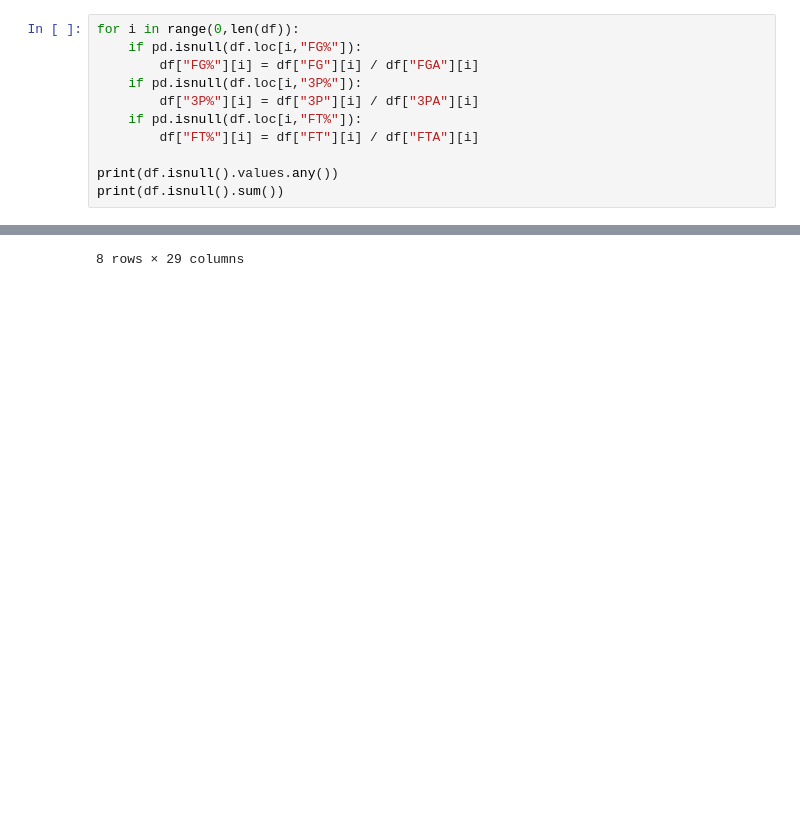
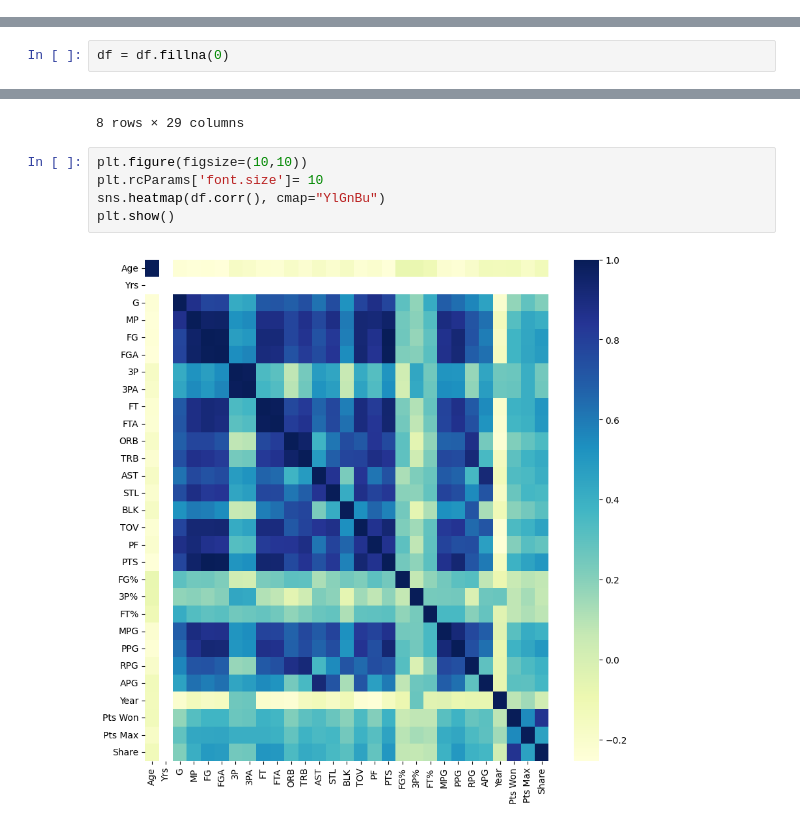
Before and after one commit to kelanwu17/predicting-roty, a Jupyter notebook: main.ipynb, the cells around one changed output, grey strips where cells are left out. Saved outputs shown, nothing was run; the diff lists cells and outputs as text; blank space fills up the shorter version.

```diff
--- a/main.ipynb
+++ b/main.ipynb
@@ -53,14 +56,3 @@ Pts Won      0
 Pts Max      0
 Share        0
 dtype: int64
-# %%
-for i in range(0,len(df)):
-    if pd.isnull(df.loc[i,"FG%"]):
-        df["FG%"][i] = df["FG"][i] / df["FGA"][i]
-    if pd.isnull(df.loc[i,"3P%"]):
-        df["3P%"][i] = df["3P"][i] / df["3PA"][i]
-    if pd.isnull(df.loc[i,"FT%"]):
-        df["FT%"][i] = df["FT"][i] / df["FTA"][i]
-
-print(df.isnull().values.any())
-print(df.isnull().sum())
@@ -84,0 +59,2 @@ dtype: int64
+# %%
+df = df.fillna(0)
@@ -95,3 +92,10 @@ df.describe()
 | 75% | 23.000000 | 1.0 | 65.000000 | 1149.250000 | 155.000000 | 353.000000 | 12.000000 | 40.000000 | 68.250000 | 97.250000 | ... | ... |
 | max | 35.000000 | 1.0 | 82.000000 | 3249.000000 | 837.000000 | 1625.000000 | 187.000000 | 550.000000 | 630.000000 | 837.000000 | ... | ... |
 8 rows × 29 columns
+# %%
+plt.figure(figsize=(10,10))
+plt.rcParams['font.size']= 10
+sns.heatmap(df.corr(), cmap="YlGnBu")
+plt.show()
+# %% [output]
+[figure, added]
```
Also changed, not shown: parts of 15 cells of this notebook.
